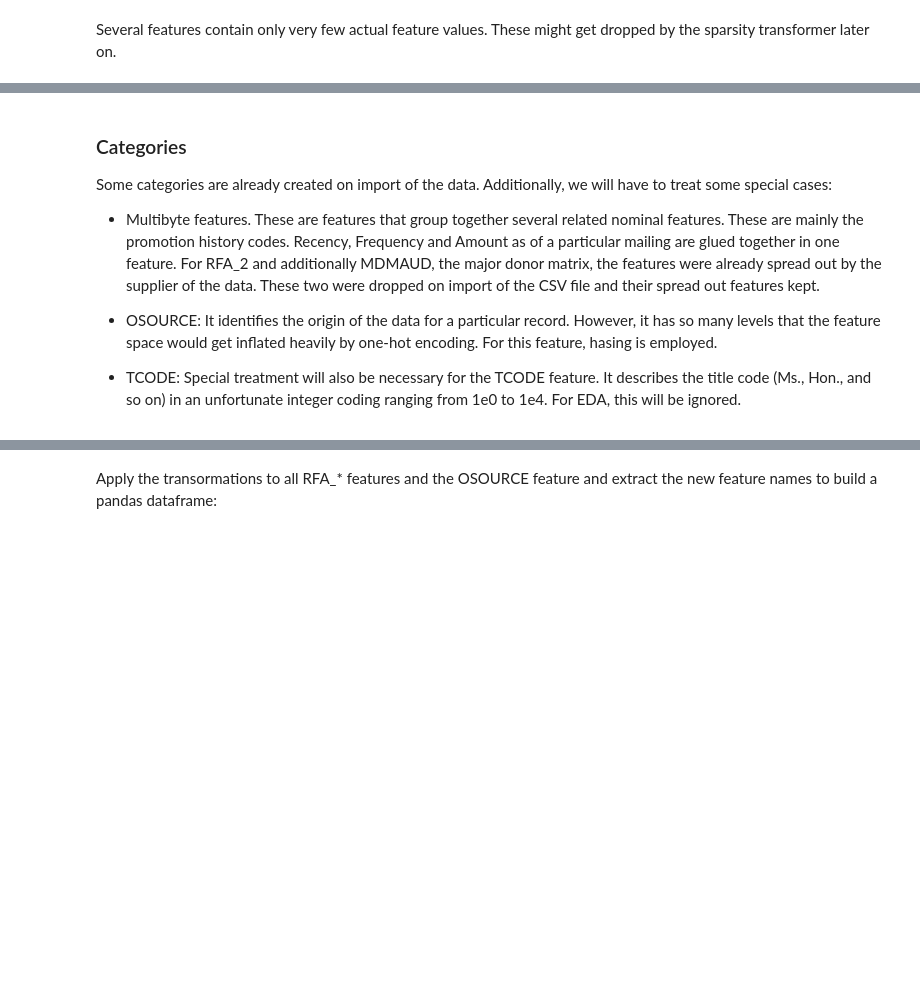
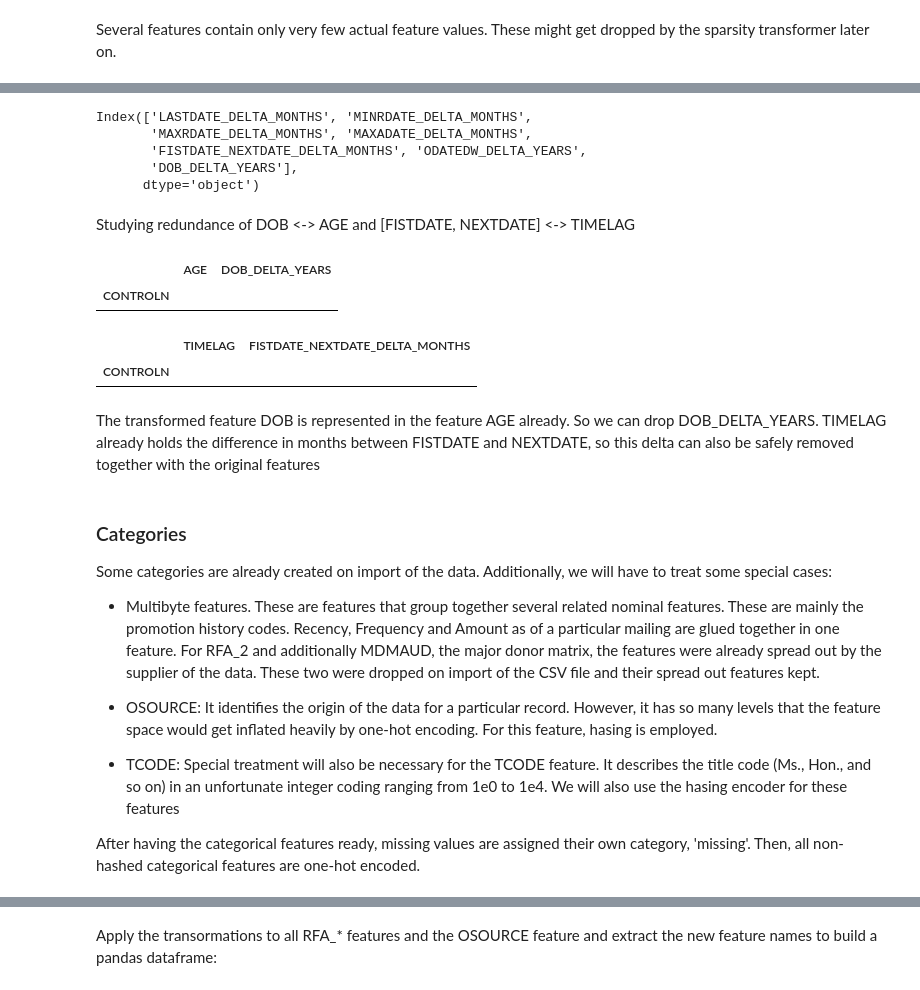
Before and after one commit to datarian/master-thesis-msc-statistics, a Jupyter notebook: code/jupyter_notebooks/eda.ipynb, the cells around one changed output, grey strips where cells are left out. Saved outputs shown, nothing was run; the diff lists cells and outputs as text; code cells hidden in the pictures; blank space fills up the shorter version.

Commit message:
Recent changes: refactoring structure and further coding

```diff
--- a/code/jupyter_notebooks/eda.ipynb
+++ b/code/jupyter_notebooks/eda.ipynb
@@ -265,0 +298,25 @@ learning.ZIP = zip
+# %%
+timedelta_feature_names = [n[n.find('__')+2:]
+                 for n in timedelta_transformer.get_feature_names()]
+# %%
+timedeltas = pd.DataFrame(timedeltas, index=learning.index,columns=timedelta_feature_names)
+# %%
+timedeltas.columns
+# %% [output]
+Index(['LASTDATE_DELTA_MONTHS', 'MINRDATE_DELTA_MONTHS',
+       'MAXRDATE_DELTA_MONTHS', 'MAXADATE_DELTA_MONTHS',
+       'FISTDATE_NEXTDATE_DELTA_MONTHS', 'ODATEDW_DELTA_YEARS',
+       'DOB_DELTA_YEARS'],
+      dtype='object')
+# %%
+learning = learning.merge(timedeltas, on=learning.index.name)
+learning.drop(dl.date_features, axis=1,inplace=True)
+# %% [markdown]
+Studying redundance of DOB <-> AGE and \[FISTDATE, NEXTDATE\] <-> TIMELAG
+# %%
+ages = pd.DataFrame([learning.AGE, timedeltas.DOB_DELTA_YEARS]).T
+# %%
+ages.loc[ages.AGE != ages.DOB_DELTA_YEARS,:].dropna()
+# %% [output]
+|  | AGE | DOB_DELTA_YEARS |
+| CONTROLN |  |  |
@@ -265,0 +325,7 @@ learning.ZIP = zip
+# %%
+lags.loc[lags.TIMELAG != lags.FISTDATE_NEXTDATE_DELTA_MONTHS,:].dropna()
+# %% [output]
+|  | TIMELAG | FISTDATE_NEXTDATE_DELTA_MONTHS |
+| CONTROLN |  |  |
+# %% [markdown]
+The transformed feature DOB is represented in the feature AGE already. So we can drop DOB_DELTA_YEARS. TIMELAG already holds the difference in months between FISTDATE and NEXTDATE, so this delta can also be safely removed together with the original features
@@ -273,7 +341,9 @@ Some categories are already created on import of the data. Additionally, we will
 
 * OSOURCE: It identifies the origin of the data for a particular record. However, it has so many levels that the feature space would get inflated heavily by one-hot encoding. For this feature, hasing is employed.
 
-* TCODE: Special treatment will also be necessary for the TCODE feature. It describes the title code (Ms., Hon., and so on) in an unfortunate integer coding ranging from 1e0 to 1e4. For EDA, this will be ignored.
+* TCODE: Special treatment will also be necessary for the TCODE feature. It describes the title code (Ms., Hon., and so on) in an unfortunate integer coding ranging from 1e0 to 1e4. We will also use the hasing encoder for these features
+
+After having the categorical features ready, missing values are assigned their own category, 'missing'. Then, all non-hashed categorical features are one-hot encoded.
 # %%
 learning.select_dtypes(include="category").columns
 # %% [output]
```
Also changed, not shown: parts of 111 cells of this notebook, 10 other files.
